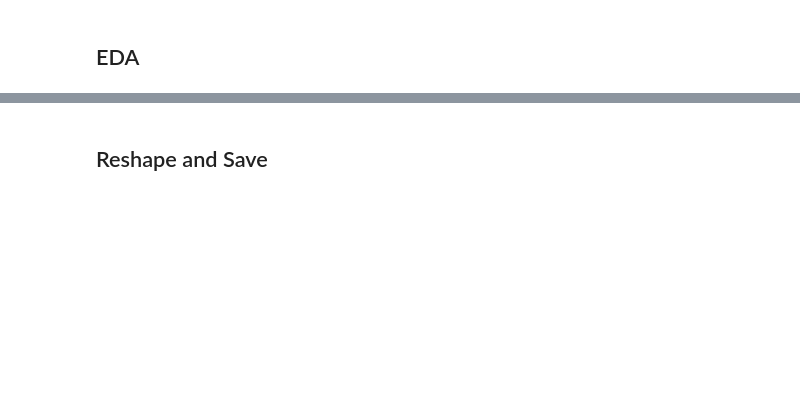
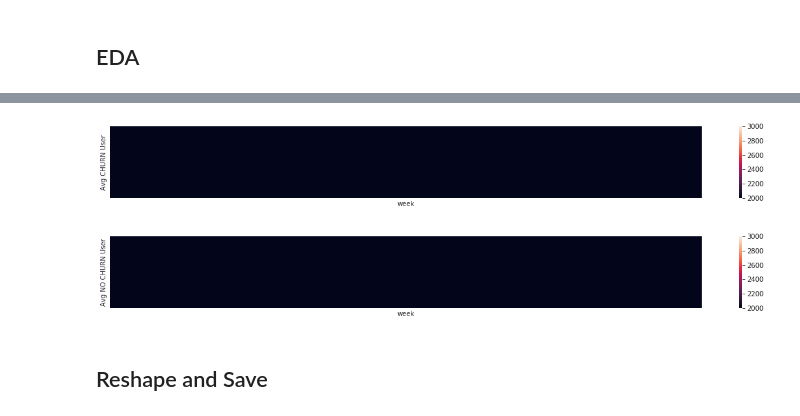
Before and after one commit to adamribaudo/ds5500-capstone, a Jupyter notebook: Preprocess/User_Log_Transform.ipynb, the cells around one changed output, grey strips where cells are left out. Saved outputs shown, nothing was run; the diff lists cells and outputs as text; code cells hidden in the pictures; blank space fills up the shorter version.

```diff
--- a/Preprocess/User_Log_Transform.ipynb
+++ b/Preprocess/User_Log_Transform.ipynb
@@ -243,16 +202,19 @@ with sns.axes_style("dark"):
 # %%
 churn_avg = pivot_df_churn.copy()
 churn_avg["Avg CHURN User"]="foo"
 with sns.axes_style("white"):
     f, ax = plt.subplots(figsize=(20, 2))
-    ax = sns.heatmap(churn_avg.groupby("Avg CHURN User").sum()/churn_avg.shape[0],cbar=True,yticklabels=False,xticklabels=False)
+    ax = sns.heatmap(churn_avg.groupby("Avg CHURN User").sum(),vmin=2000,vmax=3000,cbar=True,yticklabels=False,xticklabels=False)
 
 
 no_churn_avg = pivot_df_nochurn.copy()
 no_churn_avg["Avg NO CHURN User"]="foo"
 with sns.axes_style("white"):
     f, ax = plt.subplots(figsize=(20, 2))
-    ax = sns.heatmap(no_churn_avg.groupby("Avg NO CHURN User").sum()/no_churn_avg.shape[0],cbar=True,yticklabels=False,xticklabels=False)
+    ax = sns.heatmap(no_churn_avg.groupby("Avg NO CHURN User").sum(),vmin=2000,vmax=3000,cbar=True,yticklabels=False,xticklabels=False)
+# %% [output]
+[figure, added]
+[figure, added]
 # %% [markdown]
 ## Reshape and Save
 # %%
```
Also changed, not shown: parts of 31 cells of this notebook, 7 other files.
